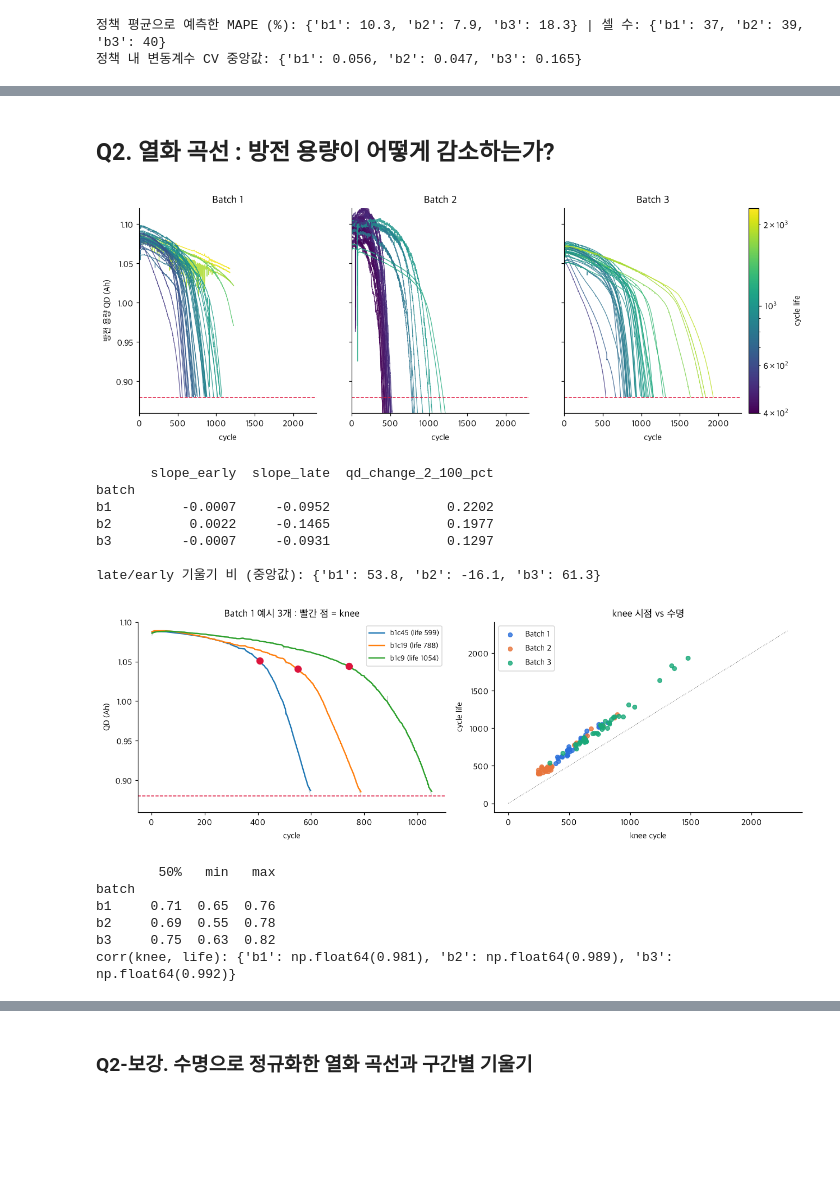
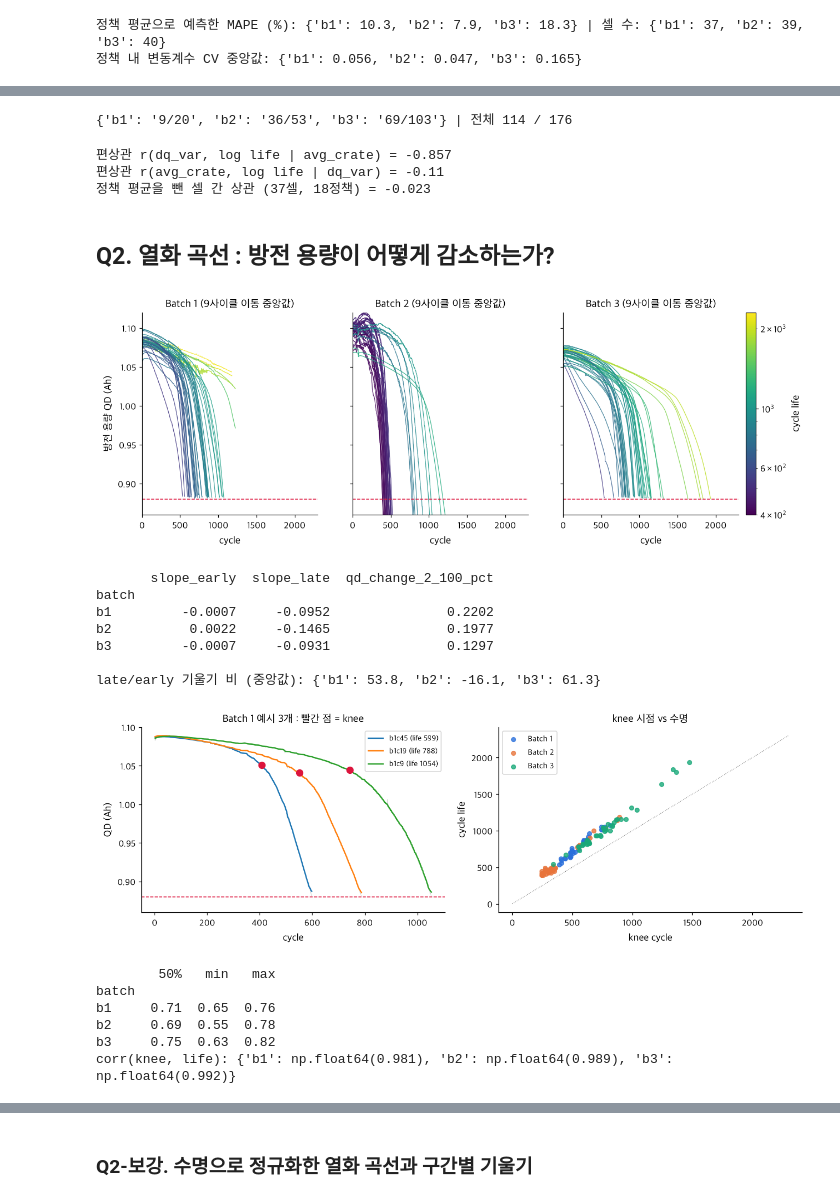
Before and after one commit to 97-99-02/ess-battery-project, a Jupyter notebook: notebooks/01_EDA.ipynb, the cells around one changed output, grey strips where cells are left out. Cells and saved outputs as stored; diff of their text form; code cells hidden in the pictures; blank space fills up the shorter version.

```diff
--- a/notebooks/01_EDA.ipynb
+++ b/notebooks/01_EDA.ipynb
@@ -23,6 +23,7 @@ fm.fontManager.addfont(FONT)
 plt.rcParams['font.family'] = fm.FontProperties(fname=FONT).get_name()
 plt.rcParams['axes.unicode_minus'] = False
 plt.rcParams['figure.dpi'] = 110
+plt.rcParams.update({'font.size': 12, 'axes.titlesize': 12.5, 'axes.labelsize': 12, 'xtick.labelsize': 10.5, 'ytick.labelsize': 10.5, 'legend.fontsize': 9.5})
 plt.rcParams['axes.spines.top'] = False
 plt.rcParams['axes.spines.right'] = False
 
@@ -133,7 +134,7 @@ for ax, b in zip(axes, BATCHES):
     ax.axvspan(150, 500, color='grey', alpha=0.08); ax.axvspan(1000, 2300, color='grey', alpha=0.08)
     ax.axvline(550, color='k', ls=':', lw=1)
     ax.axvline(u.life.median(), color='crimson', ls='--', lw=1.2)
-    ax.set_title(f'{BATCH_LABEL[b]} ({BATCH_DATE[b]}), n={len(u)}\nmedian={u.life.median():.0f}', fontsize=11)
+    ax.set_title(f'{BATCH_LABEL[b]} ({BATCH_DATE[b]}), n={len(u)}\nmedian={u.life.median():g}', fontsize=11)
     ax.set_xlabel('cycle life')
 axes[0].set_ylabel('셀 수')
 axes[0].text(560, axes[0].get_ylim()[1]*0.92, '550 (분류 기준)', fontsize=9)
@@ -264,3 +265,11 @@ print('정책 내 변동계수 CV 중앙값:', (cv_pol['std'] / cv_pol['mean']).
 # %% [output]
 정책 평균으로 예측한 MAPE (%): {'b1': 10.3, 'b2': 7.9, 'b3': 18.3} | 셀 수: {'b1': 37, 'b2': 39, 'b3': 40}
 정책 내 변동계수 CV 중앙값: {'b1': 0.056, 'b2': 0.047, 'b3': 0.165}
+# %%
+# 이상치 : 선형 IQR 울타리 (짧은 쪽 / 긴 쪽)
+for b in BATCHES:
+    u = use[use.batch == b]; q1, q3 = u.life.quantile([.25, .75]); iqr = q3 - q1
+    lo, hi = q1 - 1.5 * iqr, q3 + 1.5 * iqr
+    print(f'{b}: 울타리 {lo:.0f} ~ {hi:.0f} | 짧은 쪽 {u[u.life < lo].cell.tolist()} | 긴 쪽 {u[u.life > hi].cell.tolist()}')
+# 배치별 최단 셀과 정책
+print(use.sort_values('life').groupby('batch').head(2)[['batch', 'cell', 'life', 'policy', 'avg_crate', 'C2']])
@@ -267,19 +287,53 @@ print('정책 내 변동계수 CV 중앙값:', (cv_pol['std'] / cv_pol['mean']).
+# %%
+# 같은 정책 안에서 더 짧은 셀이 dq_var 도 더 큰가 (셀 쌍 단위)
+res = {}
+for b in BATCHES:
+    ok = tot = 0
+    for pol, g in use[use.batch == b].groupby('policy'):
+        g = g.reset_index(drop=True)
+        for i in range(len(g)):
+            for j in range(i + 1, len(g)):
+                if g.life[i] == g.life[j]: continue
+                s_, l_ = (i, j) if g.life[i] < g.life[j] else (j, i)
+                tot += 1; ok += g.dq_var[s_] > g.dq_var[l_]
+    res[b] = (ok, tot)
+print({b: f'{o}/{t}' for b, (o, t) in res.items()}, '| 전체', sum(o for o, _ in res.values()), '/', sum(t for _, t in res.values()))
+# %% [output]
+{'b1': '9/20', 'b2': '36/53', 'b3': '69/103'} | 전체 114 / 176
+# %%
+# Batch 1 : dq_var 는 정책 차이를 잡는가, 셀 차이를 잡는가 (Batch 1 라벨만 사용)
+def partial(df, x, y, z):
+    Z = np.column_stack([np.ones(len(df))] + [df[c].values for c in z])
+    rx = df[x].values - Z @ np.linalg.lstsq(Z, df[x].values, rcond=None)[0]
+    ry = df[y].values - Z @ np.linalg.lstsq(Z, df[y].values, rcond=None)[0]
+    return np.corrcoef(rx, ry)[0, 1]
+b1u = use[use.batch == 'b1']
+print('편상관 r(dq_var, log life | avg_crate) =', round(partial(b1u, 'dq_var', 'log_life', ['avg_crate']), 3))
+print('편상관 r(avg_crate, log life | dq_var) =', round(partial(b1u, 'avg_crate', 'log_life', ['dq_var']), 3))
+gp = b1u.groupby('policy').filter(lambda x: len(x) >= 2).copy()
+gp['dv'] = gp.dq_var - gp.groupby('policy').dq_var.transform('mean')
+gp['dl'] = gp.log_life - gp.groupby('policy').log_life.transform('mean')
+print(f'정책 평균을 뺀 셀 간 상관 ({len(gp)}셀, {gp.policy.nunique()}정책) =', round(gp.dv.corr(gp.dl), 3))
+# %% [output]
+편상관 r(dq_var, log life | avg_crate) = -0.857
+편상관 r(avg_crate, log life | dq_var) = -0.11
+정책 평균을 뺀 셀 간 상관 (37셀, 18정책) = -0.023
 # %% [markdown]
 ## Q2. 열화 곡선 : 방전 용량이 어떻게 감소하는가?
 # %%
 norm = colors.LogNorm(vmin=400, vmax=2300); cmap = cm.viridis
 fig, axes = plt.subplots(1, 3, figsize=(15, 4.3), sharey=True)
 for ax, b in zip(axes, BATCHES):
     for _, r in use[use.batch == b].iterrows():
-        s = cells[r.cell]['summary']; qd = _clean_qd(s['QD'])
-        ax.plot(s['cycle'], qd, color=cmap(norm(r.life)), lw=0.8, alpha=0.85)
+        s = cells[r.cell]['summary']; qd = pd.Series(_clean_qd(s['QD'])).rolling(9, center=True, min_periods=1).median()
+        ax.plot(s['cycle'], qd, color=cmap(norm(r.life)), lw=0.8, alpha=0.85)  # 표시용 9사이클 이동 중앙값
     ax.axhline(EOL_AH, color='crimson', ls='--', lw=1)
-    ax.set_title(BATCH_LABEL[b]); ax.set_xlabel('cycle'); ax.set_xlim(0, 2300); ax.set_ylim(0.86, 1.12)
+    ax.set_title(f'{BATCH_LABEL[b]} (9사이클 이동 중앙값)'); ax.set_xlabel('cycle'); ax.set_xlim(0, 2300); ax.set_ylim(0.86, 1.12)
 axes[0].set_ylabel('방전 용량 QD (Ah)')
 fig.colorbar(cm.ScalarMappable(norm=norm, cmap=cmap), ax=axes, label='cycle life', pad=0.01)
 plt.savefig(f'{FIG}/q2_fade_curves.png', bbox_inches='tight'); plt.show()
 # %% [output]
-[figure, old version]
+[figure, new version]
 # %%
 # 열화 속도 : 초기 구간(2~100) 과 EOL 직전 100사이클의 기울기 비교 (Ah/100cycle)
 rate = []
@@ -329,7 +383,7 @@ plt.tight_layout(); plt.savefig(f'{FIG}/q2_knee.png', bbox_inches='tight'); plt.
 print(r_ok.groupby('batch').knee_frac.describe()[['50%', 'min', 'max']].round(2))
 print('corr(knee, life):', {b: round(r_ok[r_ok.batch == b][['knee', 'life']].corr().iloc[0, 1], 3) for b in BATCHES})
 # %% [output]
-[figure, old version]
+[figure, new version]
         50%   min   max
 batch
 b1     0.71  0.65  0.76
```
Also changed, not shown: parts of 18 cells of this notebook, 18 other files.
